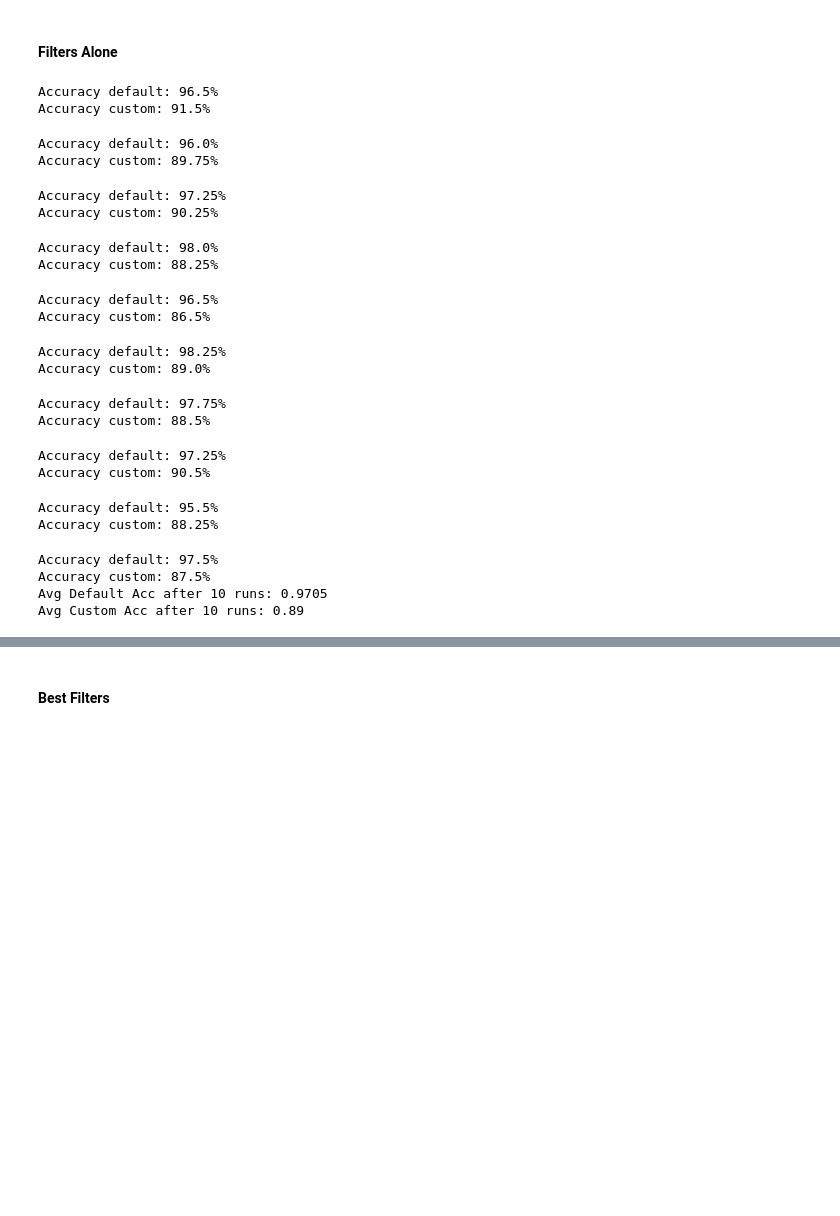
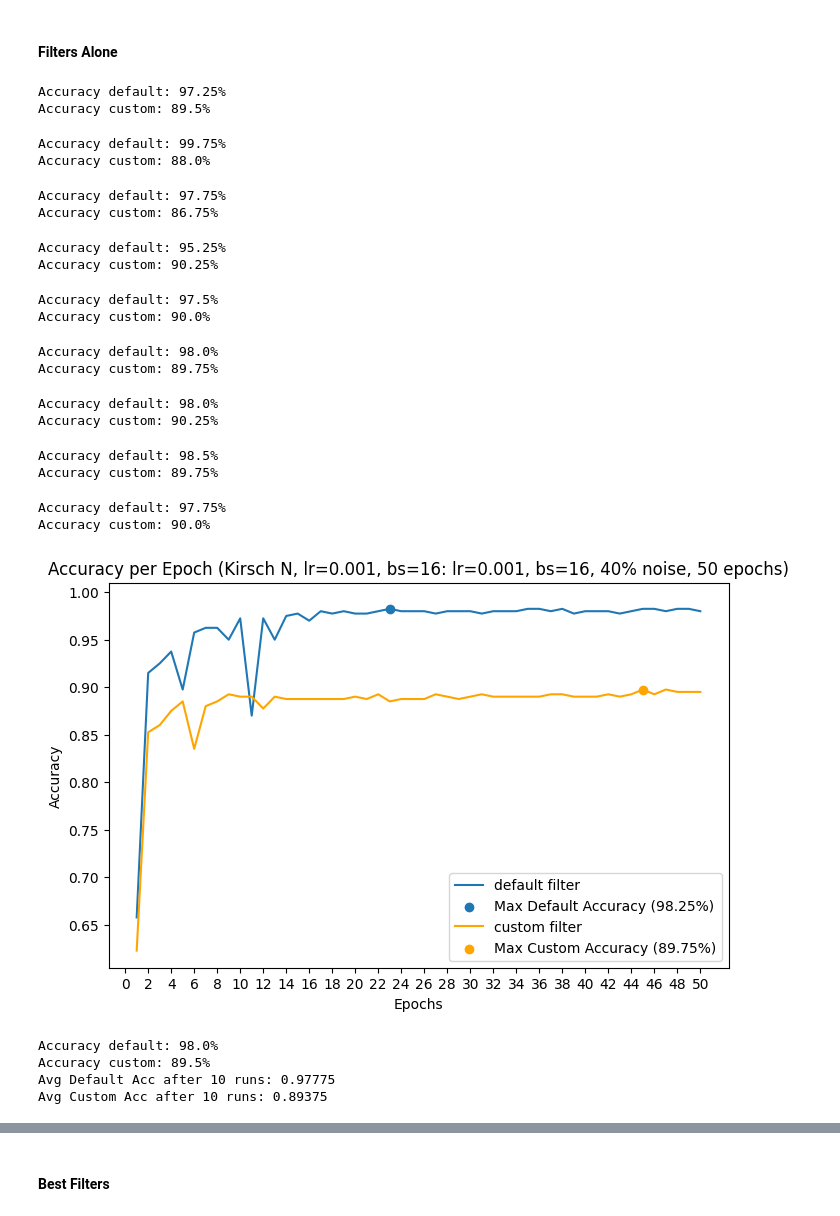
Before and after one commit to undefined-panda/bachelor_thesis, a Jupyter notebook: results/results_krisch.ipynb, the cells around one changed output, grey strips where cells are left out. Saved outputs shown, nothing was run; the diff lists cells and outputs as text; code cells hidden in the pictures; blank space fills up the shorter version.

```diff
--- a/results/results_krisch.ipynb
+++ b/results/results_krisch.ipynb
@@ -43,38 +45,42 @@ kirsch_nw = kirsch_filter("NW")
 # %%
 epochs = 50
 d_acc_hist = []
 c_acc_hist = []
 
 for i in range(10):
-    d_acc, c_acc = test_1(data, labels, noise, bs, epochs, lr, [kirsch_n], title="Kirsch", return_acc=True, plot=False)
+    if i == 9:
+        d_acc, c_acc = test_1(data, labels, noise, bs, epochs, lr, [kirsch_n], title=f"Kirsch N, lr={lr}, bs={bs}", return_acc=True, plot=True)
+    else:
+        d_acc, c_acc = test_1(data, labels, noise, bs, epochs, lr, [kirsch_n], title="Kirsch N", return_acc=True, plot=False)
     d_acc_hist.append(d_acc)
     c_acc_hist.append(c_acc)
 
 print(f"Avg Default Acc after 10 runs: {np.sum(d_acc_hist)/10}")
 print(f"Avg Custom Acc after 10 runs: {np.sum(c_acc_hist)/10}")
 # %% [output]
-Accuracy default: 96.5%
-Accuracy custom: 91.5%
+Accuracy default: 97.25%
+Accuracy custom: 89.5%
-Accuracy default: 96.0%
-Accuracy custom: 89.75%
+Accuracy default: 99.75%
+Accuracy custom: 88.0%
-Accuracy default: 97.25%
-Accuracy custom: 90.25%
+Accuracy default: 97.75%
+Accuracy custom: 86.75%
-Accuracy default: 98.0%
-Accuracy custom: 88.25%
+Accuracy default: 95.25%
+Accuracy custom: 90.25%
-Accuracy default: 96.5%
-Accuracy custom: 86.5%
+Accuracy default: 97.5%
+Accuracy custom: 90.0%
-Accuracy default: 98.25%
-Accuracy custom: 89.0%
+Accuracy default: 98.0%
+Accuracy custom: 89.75%
-Accuracy default: 97.75%
-Accuracy custom: 88.5%
+Accuracy default: 98.0%
+Accuracy custom: 90.25%
-Accuracy default: 97.25%
-Accuracy custom: 90.5%
+Accuracy default: 98.5%
+Accuracy custom: 89.75%
-Accuracy default: 95.5%
-Accuracy custom: 88.25%
+Accuracy default: 97.75%
+Accuracy custom: 90.0%
+[figure, added]
-Accuracy default: 97.5%
-Accuracy custom: 87.5%
-Avg Default Acc after 10 runs: 0.9705
-Avg Custom Acc after 10 runs: 0.89
+Accuracy default: 98.0%
+Accuracy custom: 89.5%
+Avg Default Acc after 10 runs: 0.97775
+Avg Custom Acc after 10 runs: 0.89375
 # %%
 epochs = 50
 d_acc_hist = []
```
Also changed, not shown: parts of 41 cells of this notebook, 10 other files.
